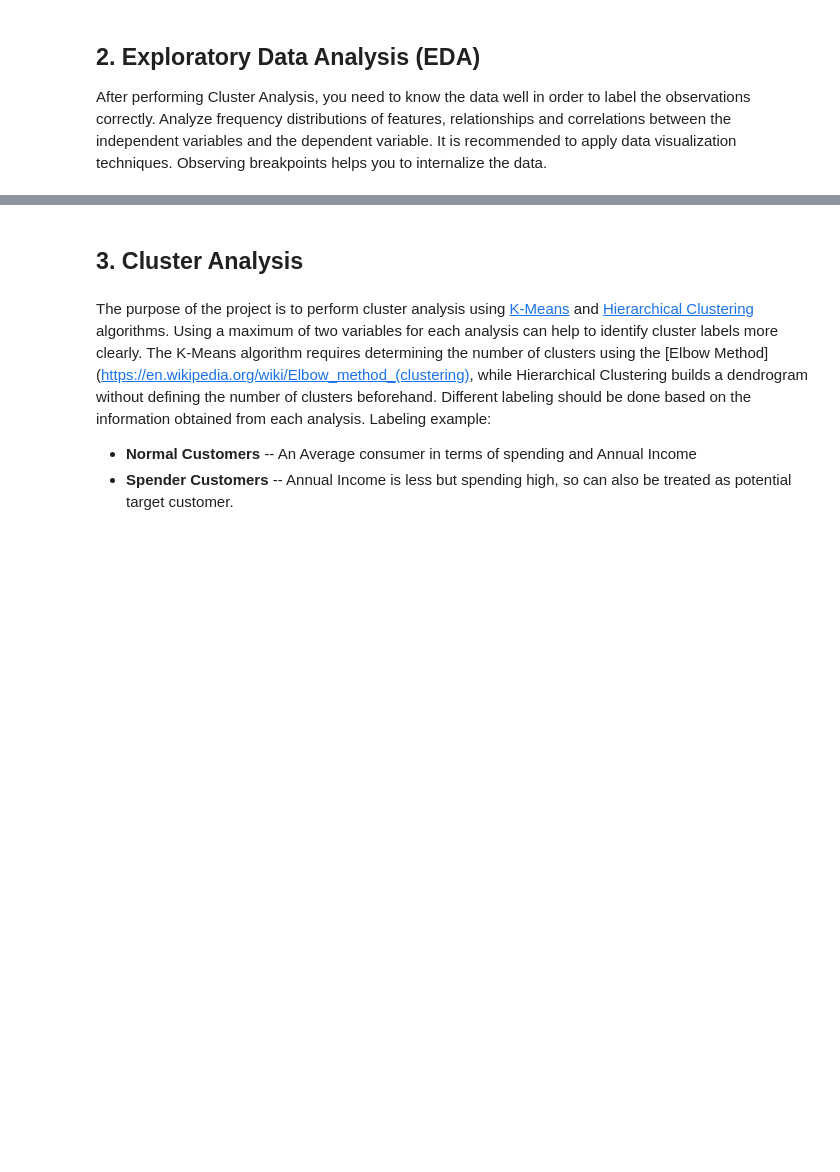
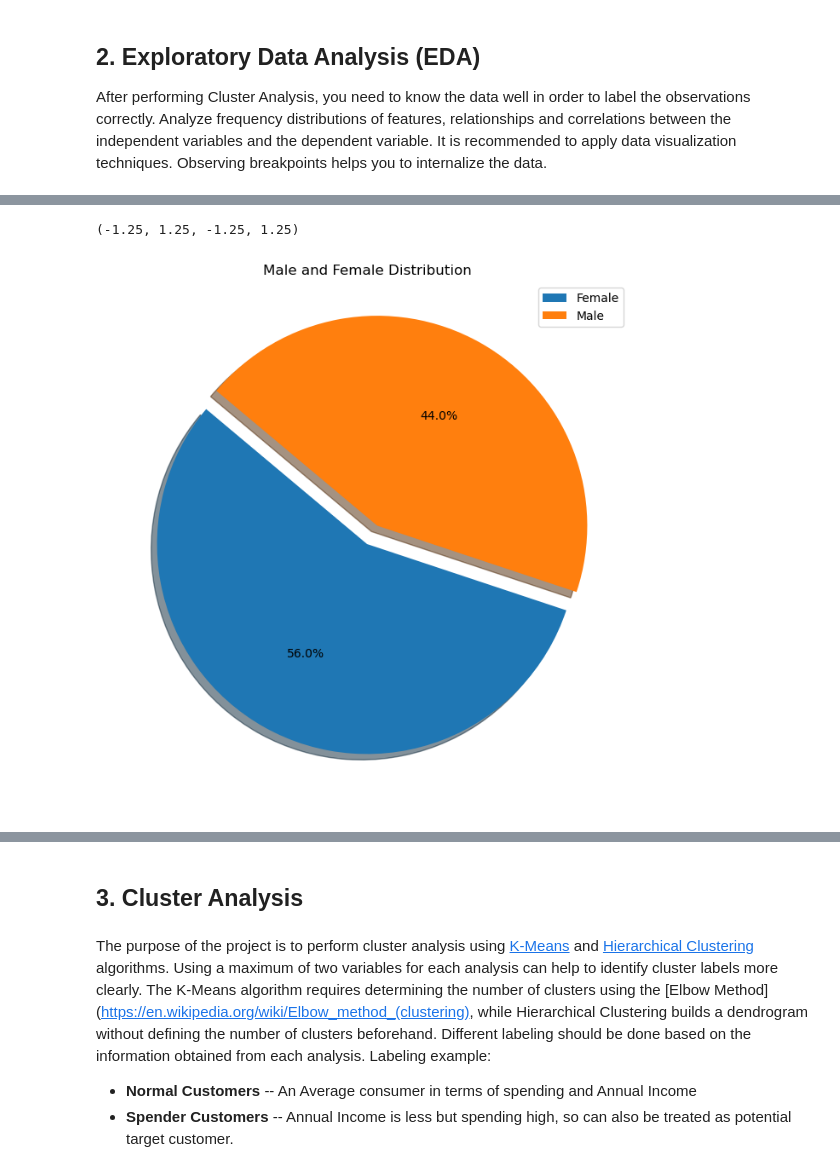
Before and after one commit to nbaktir/Data-Science-Projects, a Jupyter notebook: Costumer_Segmentation/Cluestering_Analysis_Customers_Segmentation_Project.ipynb, the cells around one changed output, grey strips where cells are left out. Cells and saved outputs as stored; diff of their text form; code cells hidden in the pictures; blank space fills up the shorter version.

```diff
--- a/Costumer_Segmentation/Cluestering_Analysis_Customers_Segmentation_Project.ipynb
+++ b/Costumer_Segmentation/Cluestering_Analysis_Customers_Segmentation_Project.ipynb
@@ -96,0 +177,11 @@ After performing Cluster Analysis, you need to know the data well in order to la
+# %%
+plt.figure(figsize=(8,8))
+
+explode = [0,0.1]
+plt.pie(df['Gender'].value_counts(),explode=explode,autopct='%1.1f%%',shadow=True,startangle=140)
+plt.legend(labels=['Female','Male'])
+plt.title('Male and Female Distribution')
+plt.axis('off')
+# %% [output]
+(-1.25, 1.25, -1.25, 1.25)
+[figure, added]
```
Also changed, not shown: parts of 97 cells of this notebook.
